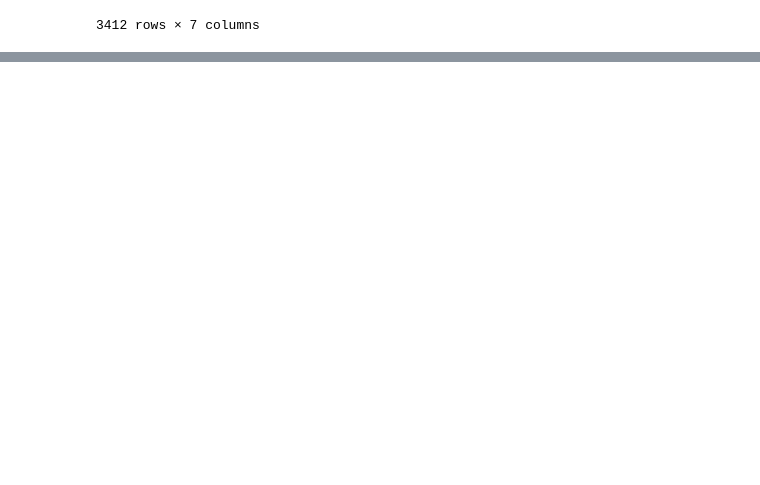
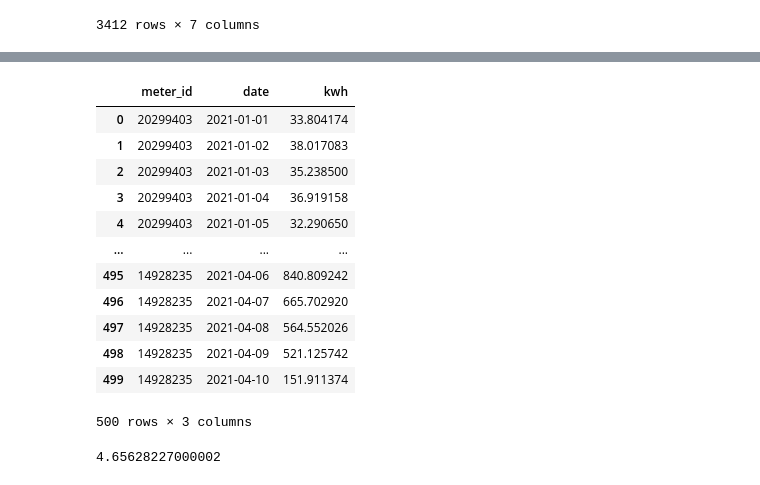
Before and after one commit to SonoDavid/gorilla-task, a Jupyter notebook: gorila_test.ipynb, the cells around one changed output, grey strips where cells are left out. Cells and saved outputs as stored; diff of their text form; code cells hidden in the pictures; blank space fills up the shorter version.

```diff
--- a/gorila_test.ipynb
+++ b/gorila_test.ipynb
@@ -93,0 +135,12 @@ result
+# %%
+def generate_random_meters(size: int):
+    list_of_data: List[Dict] = []
+    random_meters = random.sample(range(10000000, 100000000), size)
+    for integer in range(size):
+        random_dict = {"meter_id": random_meters[integer],
+                      "aq_kwh": int(10**random.uniform(4.0, 7.0)),
+                      "exit_zone": random.choice(rates["exit_zone"].unique())}
+        list_of_data.append(random_dict)
+    return pd.DataFrame(list_of_data)
+# %%
+random_meters = generate_random_meters(5)
@@ -93,0 +156,30 @@ result
+# %%
+def _generate_one_meter_consumption_data(meter: int, start_date: datetime.date, duration: int):
+    dates = pd.date_range(start_date, periods=duration)
+    random_multiplier = random.random()
+    random_samples = 1000 * random_multiplier * np.random.random_sample((duration,))
+    d = {"meter_id": meter, "date": dates, "kwh": random_samples}
+    return pd.DataFrame(data=d)
+
+def generate_mock_consumption_data(meter_list: List[int], start_date: datetime.date, duration: int):
+    assert duration > 1
+    all_dfs: List[pd.DataFrame] = []
+    all_dfs = [_generate_one_meter_consumption_data(meter_id, start_date, duration) for meter_id in meter_list]
+    return pd.concat(all_dfs).reset_index(drop=True)
+# %%
+generate_mock_consumption_data(random_meters["meter_id"].tolist(), start_date=datetime.date(2021, 1, 1),
+                              duration=100)
+# %% [output]
+|  | meter_id | date | kwh |
+| 0 | 20299403 | 2021-01-01 | 33.804174 |
+| 1 | 20299403 | 2021-01-02 | 38.017083 |
+| 2 | 20299403 | 2021-01-03 | 35.238500 |
+| 3 | 20299403 | 2021-01-04 | 36.919158 |
+| 4 | 20299403 | 2021-01-05 | 32.290650 |
+| ... | ... | ... | ... |
+| 495 | 14928235 | 2021-04-06 | 840.809242 |
+| 496 | 14928235 | 2021-04-07 | 665.702920 |
+| 497 | 14928235 | 2021-04-08 | 564.552026 |
+| 498 | 14928235 | 2021-04-09 | 521.125742 |
+| 499 | 14928235 | 2021-04-10 | 151.911374 |
+500 rows × 3 columns
@@ -93,0 +204,4 @@ result
+# %%
+num
+# %% [output]
+4.65628227000002
```
Also changed, not shown: parts of 27 cells of this notebook, 1 other file.
